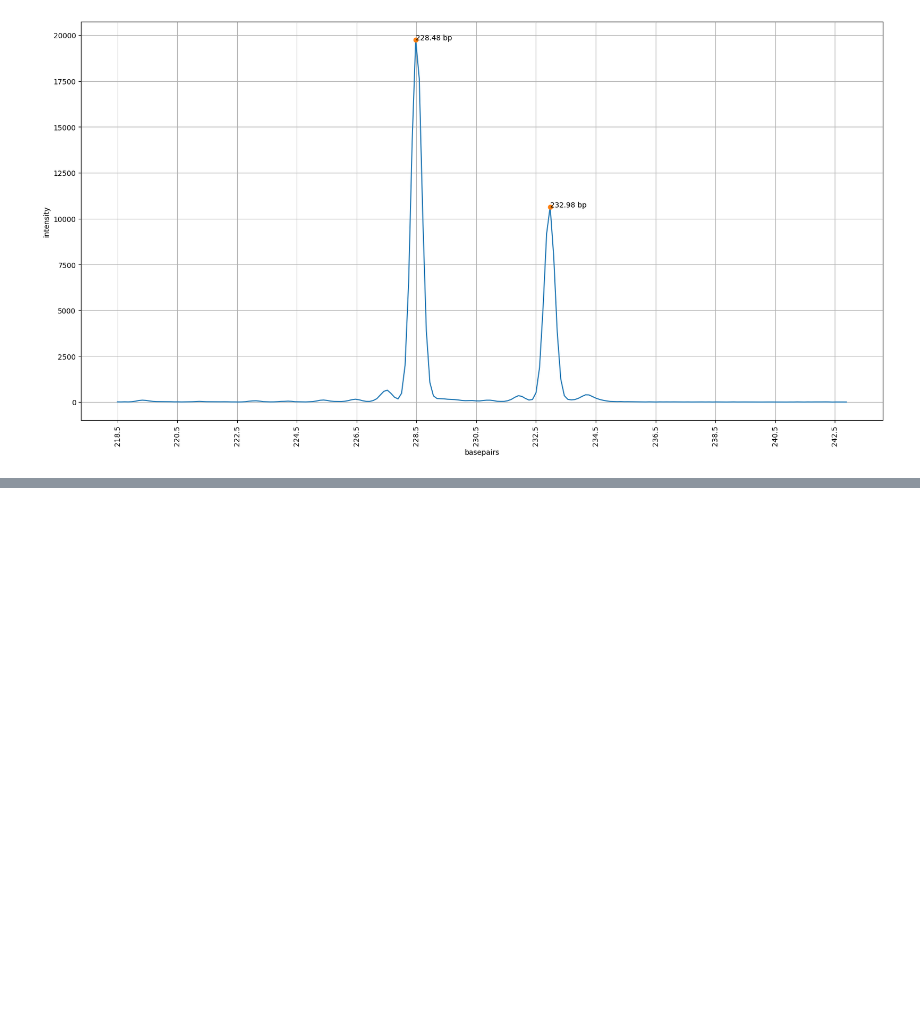
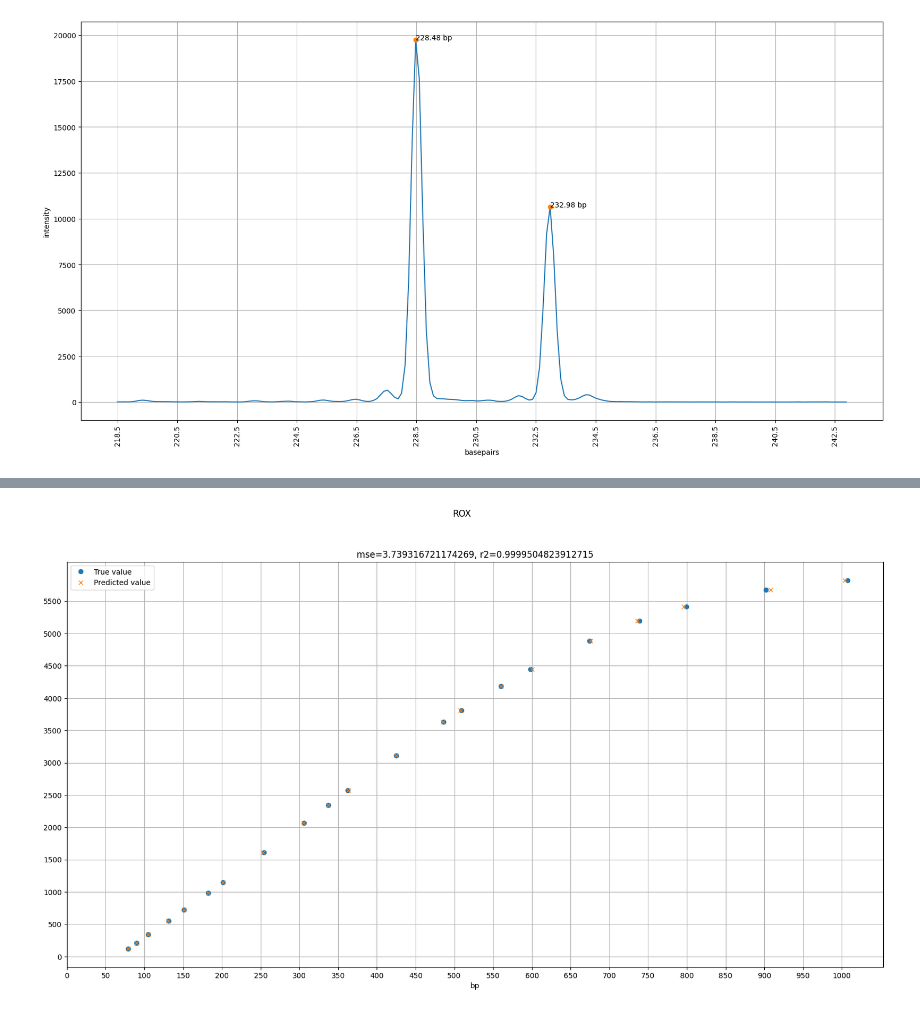
Before and after one commit to Clinical-Genomics-Umea/ladder_map, a Jupyter notebook: tutorial.ipynb, the cells around one changed output, grey strips where cells are left out. Saved outputs shown, nothing was run; the diff lists cells and outputs as text; code cells hidden in the pictures; blank space fills up the shorter version.

```diff
--- a/tutorial.ipynb
+++ b/tutorial.ipynb
@@ -46,0 +101,4 @@ peak_plots.plot_peaks
+# %%
+ladder_plot.plot_model_fit
+# %% [output]
+[figure, added]
```
Also changed, not shown: parts of 10 cells of this notebook, 1 other file.
